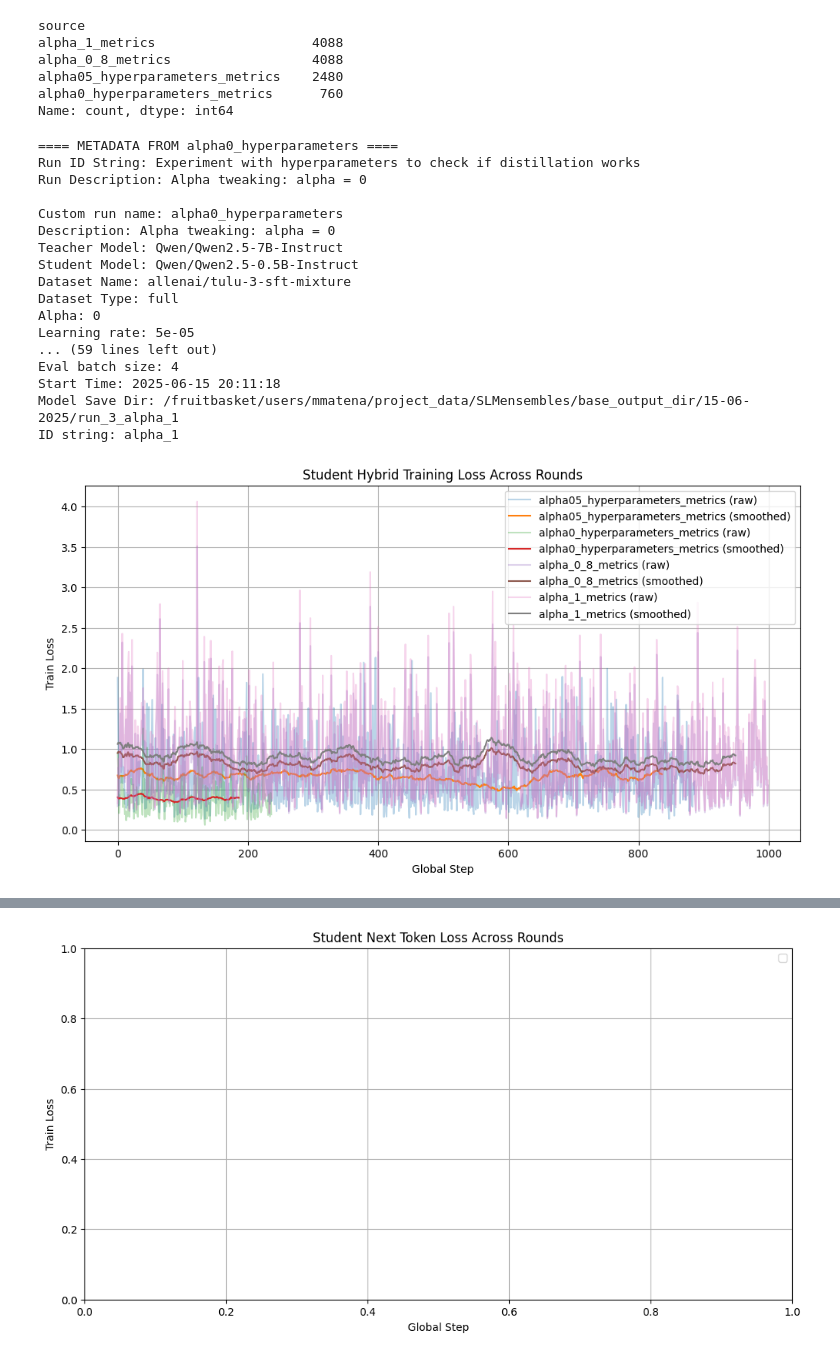
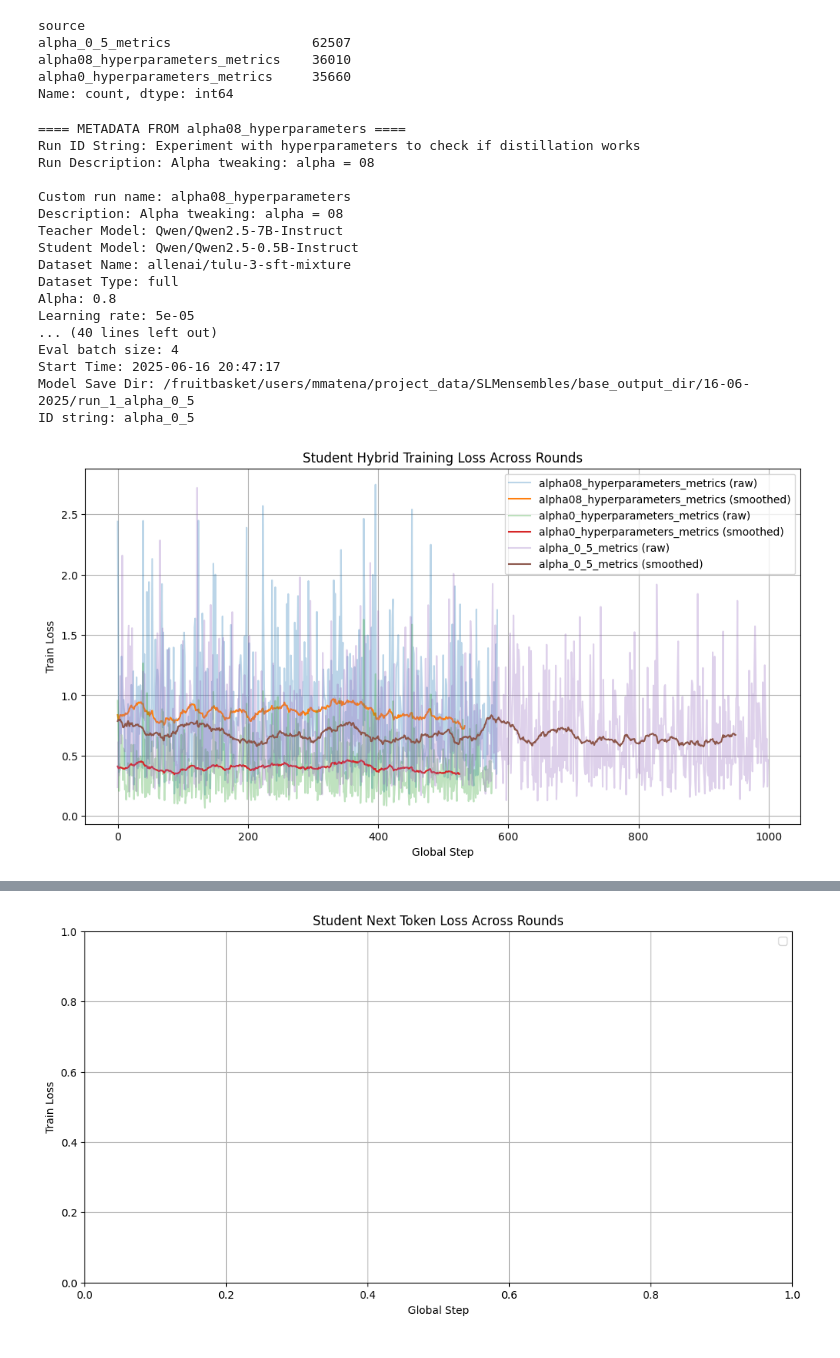
Before and after one commit to r-three/SLMensembles, a Jupyter notebook: SLM_ensembles.ipynb, the cells around one changed output, grey strips where cells are left out. Saved outputs shown, nothing was run; the diff lists cells and outputs as text; code cells hidden in the pictures.

Commit message:
updated metric plotting functions to match the logging

```diff
--- a/SLM_ensembles.ipynb
+++ b/SLM_ensembles.ipynb
@@ -9,13 +9,12 @@ import matplotlib.pyplot as plt
 
 # Note:     (kl loss) 0 <= alpha <= 1 (next_token loss)
 # %%
-# Load files
-all = True
+load_all = False
 
 csv_log_dir = "/scratch/ssd004/scratch/klambert/slm_ensembles/csv_logs"
-subdirs = ["14-06-2025", "15-06-2025", "16-06-2025"]
-filenames = ["alpha05_hyperparameters_metrics", "alpha0_hyperparameters_metrics"]
-exclude = ["alpha08_hyperparameters_metrics"]
+subdirs = ["16-06-2025"]
+filenames = ["alpha0_hyperparameters_metrics", "alpha08_hyperparameters_metrics", "alpha_0_5_metrics"]
+exclude = []
 
 all_dfs = []
 
@@ -28,7 +27,7 @@ for i in range(len(subdirs)):
         name = os.path.splitext(os.path.basename(filepath))[0]
         if name in exclude:
             continue
-        if not all and name not in filenames:
+        if not load_all and name not in filenames:
             continue
 
         df = pd.read_csv(filepath)
@@ -40,10 +39,9 @@ combined_df = pd.concat(all_dfs, ignore_index=True)
 print(combined_df["source"].value_counts())
 # %% [output]
 source
-alpha_1_metrics                    4088
-alpha_0_8_metrics                  4088
-alpha05_hyperparameters_metrics    2480
-alpha0_hyperparameters_metrics      760
+alpha_0_5_metrics                  62507
+alpha08_hyperparameters_metrics    36010
+alpha0_hyperparameters_metrics     35660
 Name: count, dtype: int64
 # %%
 for df in all_dfs:
@@ -57,23 +55,23 @@ for df in all_dfs:
     for key, value in metadata.items():
         print(f"{key}: {value}")
 # %% [output]
-==== METADATA FROM alpha0_hyperparameters ====
+==== METADATA FROM alpha08_hyperparameters ====
 Run ID String: Experiment with hyperparameters to check if distillation works
-Run Description: Alpha tweaking: alpha = 0
+Run Description: Alpha tweaking: alpha = 08
 
-Custom run name: alpha0_hyperparameters
-Description: Alpha tweaking: alpha = 0
+Custom run name: alpha08_hyperparameters
+Description: Alpha tweaking: alpha = 08
 Teacher Model: Qwen/Qwen2.5-7B-Instruct
 Student Model: Qwen/Qwen2.5-0.5B-Instruct
 Dataset Name: allenai/tulu-3-sft-mixture
 Dataset Type: full
-Alpha: 0
+Alpha: 0.8
 Learning rate: 5e-05
-... (59 lines left out)
+... (40 lines left out)
 Eval batch size: 4
-Start Time: 2025-06-15 20:11:18
-Model Save Dir: /fruitbasket/users/mmatena/project_data/SLMensembles/base_output_dir/15-06-2025/run_3_alpha_1
-ID string: alpha_1
+Start Time: 2025-06-16 20:47:17
+Model Save Dir: /fruitbasket/users/mmatena/project_data/SLMensembles/base_output_dir/16-06-2025/run_1_alpha_0_5
+ID string: alpha_0_5
 # %%
 # Student train loss (hybrid) over rounds
 side_by_side = False
@@ -87,30 +85,21 @@ if not side_by_side:
     # Display values on the x-axis only up to the minimum number of logged lines across files
     if x_min_loss:
         for name, df in combined_df.groupby("source"):
-            student_train_df = df[
-                (df["role"] == "student") &
-                (df["phase"] == "train") &
-                (df["function"] == "compute_loss")
-            ]
+            student_train_df = df[(df["role"] == "student") & (df["phase"] == "train") & (df["function"] == "compute_loss")]
 
             loss = student_train_df["train_loss"].to_numpy()
             min_len = min(min_len, len(loss))
 
     plt.figure(figsize=(12, 6))
 
-    for  name, df in combined_df.groupby("source"):
-        student_train_df = df[
-            (df["role"] == "student") &
-            (df["phase"] == "train") &
-            (df["function"] == "compute_loss")
-        ]
+    for name, df in combined_df.groupby("source"):
+        student_train_df = df[(df["role"] == "student") & (df["phase"] == "train") & (df["function"] == "compute_loss")]
 
         loss = student_train_df["train_loss"].to_numpy()[:min_len]
         smoothed = scipy.signal.fftconvolve(loss, kernel, mode="valid")
 
         plt.plot(range(len(loss)), loss, alpha=0.3, label=f"{name} (raw)")
         plt.plot(range(len(smoothed)), smoothed, label=f"{name} (smoothed)")
-
 
     plt.title("Student Hybrid Training Loss Across Rounds")
     plt.xlabel("Global Step")
@@ -128,36 +117,32 @@ else:
 
     for idx, (name, df) in enumerate(dfs.items()):
         row, col = divmod(idx, cols)
         ax = axes[row][col]
 
-        student_train_df = df[
-            (df["role"] == "student") &
-            (df["phase"] == "train") &
-            (df["function"] == "compute_loss")
-        ]
+        student_train_df = df[(df["role"] == "student") & (df["phase"] == "train") & (df["function"] == "compute_loss")]
 
         loss = student_train_df["train_loss"].to_numpy()
         if len(loss) < filter_size:
             ax.set_title(f"{name} (too short)")
             ax.axis("off")
             continue
 
         smoothed = scipy.signal.fftconvolve(loss, kernel, mode="valid")
 
         ax.plot(range(len(loss)), loss, alpha=0.3, label="Raw")
         # ax.plot(range(len(smoothed)), smoothed, label="Smoothed")
         ax.set_title(f"Training Loss: {name}")
         ax.set_xlabel("Global Step")
         ax.set_ylabel("Train Loss")
         ax.legend()
 
     # Hide any unused subplots
     for i in range(idx + 1, rows * cols):
         row, col = divmod(i, cols)
         axes[row][col].axis("off")
 
     plt.yscale("log")
     plt.tight_layout()
     plt.show()
 # %% [output]
-[figure, old version]
+[figure, new version]
```
Also changed, not shown: parts of 3 cells of this notebook, 3 other files.
